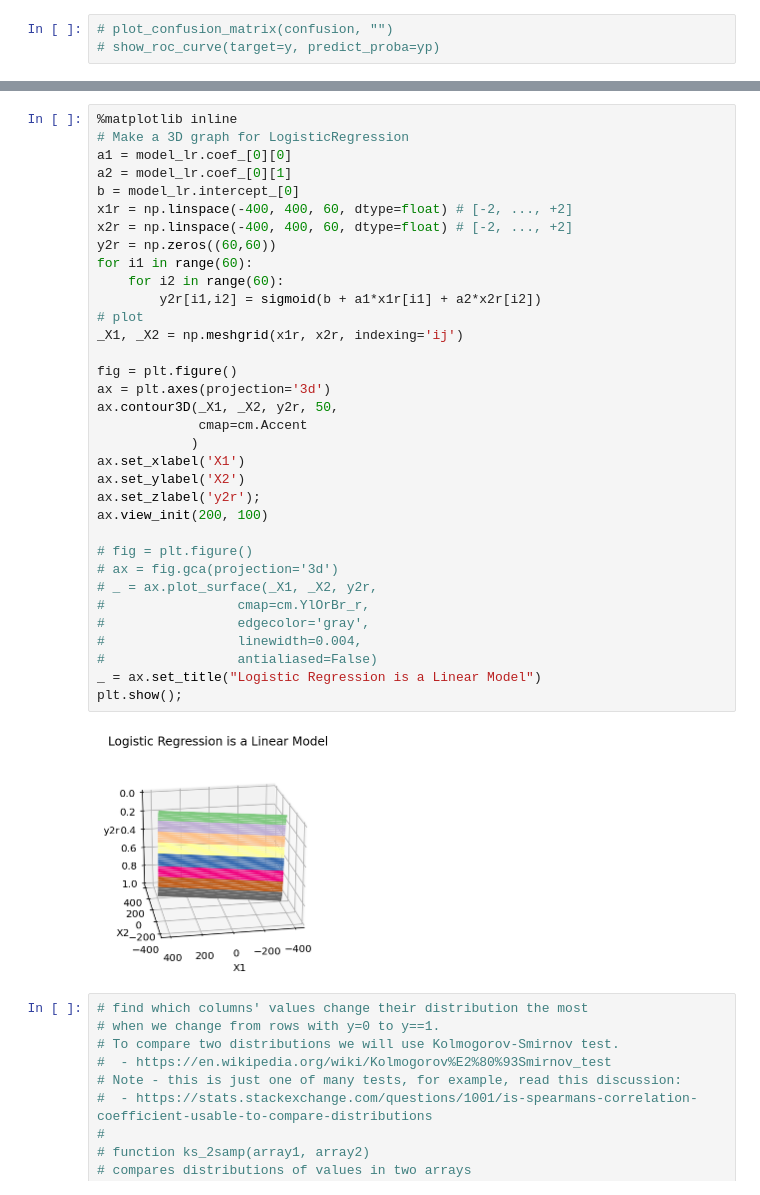
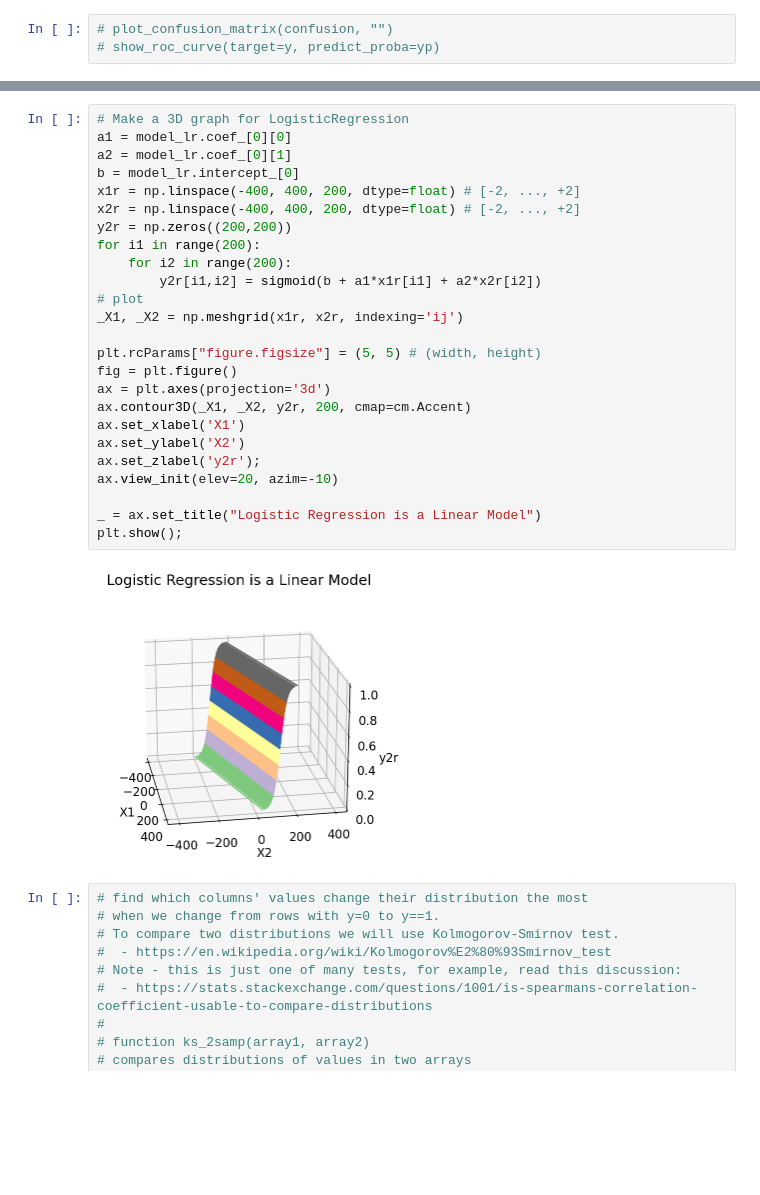
Before and after one commit to lselector/statistics, a Jupyter notebook: nb_05c_Classification_Templates.ipynb, the cells around one changed output, grey strips where cells are left out. Saved outputs shown, nothing was run; the diff lists cells and outputs as text; blank space fills up the shorter version.

```diff
--- a/nb_05c_Classification_Templates.ipynb
+++ b/nb_05c_Classification_Templates.ipynb
@@ -332,39 +322,30 @@ plt.show();
 # %%
-%matplotlib inline
 # Make a 3D graph for LogisticRegression
 a1 = model_lr.coef_[0][0]
 a2 = model_lr.coef_[0][1]
 b = model_lr.intercept_[0]
-x1r = np.linspace(-400, 400, 60, dtype=float) # [-2, ..., +2]
-x2r = np.linspace(-400, 400, 60, dtype=float) # [-2, ..., +2]
-y2r = np.zeros((60,60))
-for i1 in range(60):
-    for i2 in range(60):
+x1r = np.linspace(-400, 400, 200, dtype=float) # [-2, ..., +2]
+x2r = np.linspace(-400, 400, 200, dtype=float) # [-2, ..., +2]
+y2r = np.zeros((200,200))
+for i1 in range(200):
+    for i2 in range(200):
         y2r[i1,i2] = sigmoid(b + a1*x1r[i1] + a2*x2r[i2])
 # plot
 _X1, _X2 = np.meshgrid(x1r, x2r, indexing='ij')
 
+plt.rcParams["figure.figsize"] = (5, 5) # (width, height)
 fig = plt.figure()
 ax = plt.axes(projection='3d')
-ax.contour3D(_X1, _X2, y2r, 50,
-             cmap=cm.Accent
-            )
+ax.contour3D(_X1, _X2, y2r, 200, cmap=cm.Accent)
 ax.set_xlabel('X1')
 ax.set_ylabel('X2')
 ax.set_zlabel('y2r');
-ax.view_init(200, 100)
+ax.view_init(elev=20, azim=-10)
 
-# fig = plt.figure()
-# ax = fig.gca(projection='3d')
-# _ = ax.plot_surface(_X1, _X2, y2r,
-#                 cmap=cm.YlOrBr_r,
-#                 edgecolor='gray',
-#                 linewidth=0.004,
-#                 antialiased=False)
 _ = ax.set_title("Logistic Regression is a Linear Model")
 plt.show();
 # %% [output]
-[figure, old version]
+[figure, new version]
 # %%
 # find which columns' values change their distribution the most
 # when we change from rows with y=0 to y==1.
```
Also changed, not shown: parts of 13 cells of this notebook, 1 other file.
